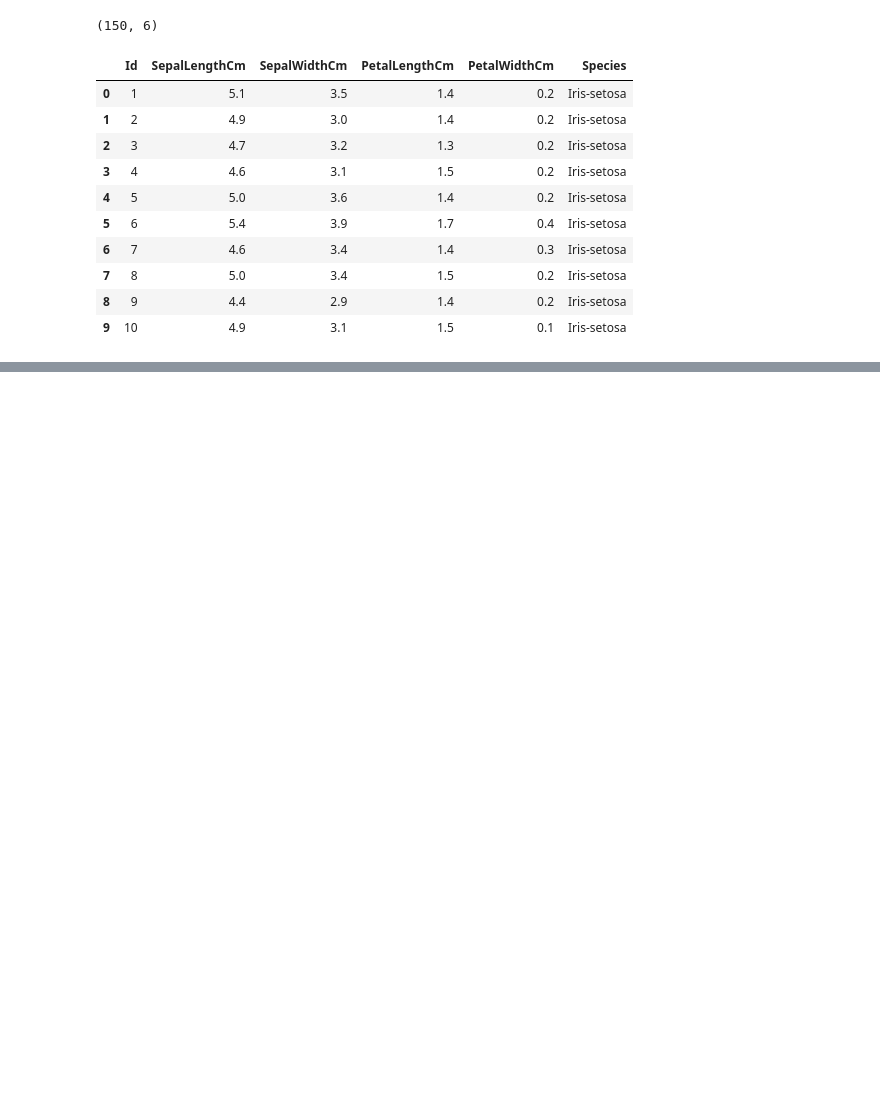
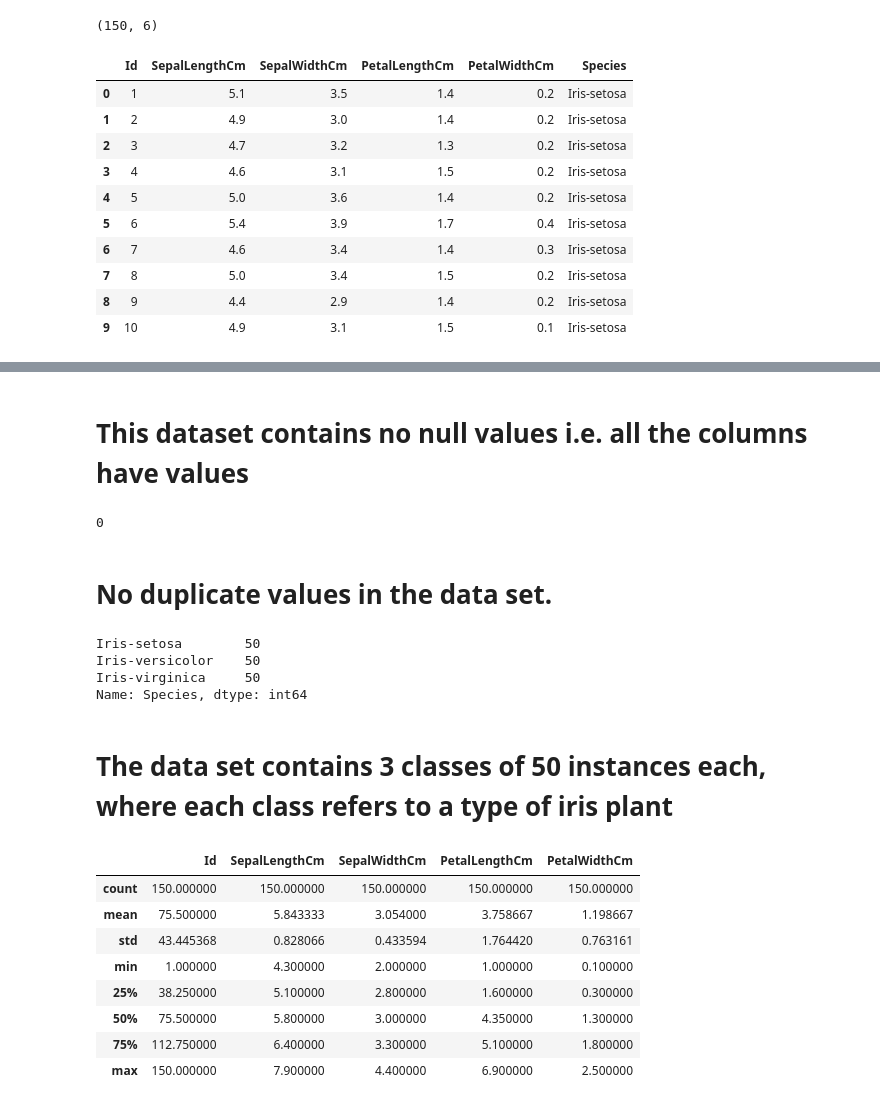
Before and after one commit to Sankalpmahanta/OIBSIP-Oasisinfobyte, a Jupyter notebook: OIBSIP_TASK_1_IRIS_FLOWER_CLASSIFICATION_.ipynb, the cells around one changed output, grey strips where cells are left out. Cells and saved outputs as stored; diff of their text form; code cells hidden in the pictures; blank space fills up the shorter version.

```diff
--- a/OIBSIP_TASK_1_IRIS_FLOWER_CLASSIFICATION_.ipynb
+++ b/OIBSIP_TASK_1_IRIS_FLOWER_CLASSIFICATION_.ipynb
@@ -54,0 +98,30 @@ flower_df.head(10)
+# %% [markdown]
+# **This dataset contains no null values i.e. all the columns have values**
+# %%
+#Checking for duplicate data:
+flower_df.duplicated().sum()
+# %% [output]
+0
+# %% [markdown]
+# **No duplicate values in the data set**.
+# %%
+flower_df['Species'].value_counts()
+# %% [output]
+Iris-setosa        50
+Iris-versicolor    50
+Iris-virginica     50
+Name: Species, dtype: int64
+# %% [markdown]
+# **The data set contains 3 classes of 50 instances each, where each class refers to a type of iris plant**
+# %%
+flower_df.describe()
+# %% [output]
+|  | Id | SepalLengthCm | SepalWidthCm | PetalLengthCm | PetalWidthCm |
+| count | 150.000000 | 150.000000 | 150.000000 | 150.000000 | 150.000000 |
+| mean | 75.500000 | 5.843333 | 3.054000 | 3.758667 | 1.198667 |
+| std | 43.445368 | 0.828066 | 0.433594 | 1.764420 | 0.763161 |
+| min | 1.000000 | 4.300000 | 2.000000 | 1.000000 | 0.100000 |
+| 25% | 38.250000 | 5.100000 | 2.800000 | 1.600000 | 0.300000 |
+| 50% | 75.500000 | 5.800000 | 3.000000 | 4.350000 | 1.300000 |
+| 75% | 112.750000 | 6.400000 | 3.300000 | 5.100000 | 1.800000 |
+| max | 150.000000 | 7.900000 | 4.400000 | 6.900000 | 2.500000 |
```
Also changed, not shown: parts of 10 cells of this notebook.
